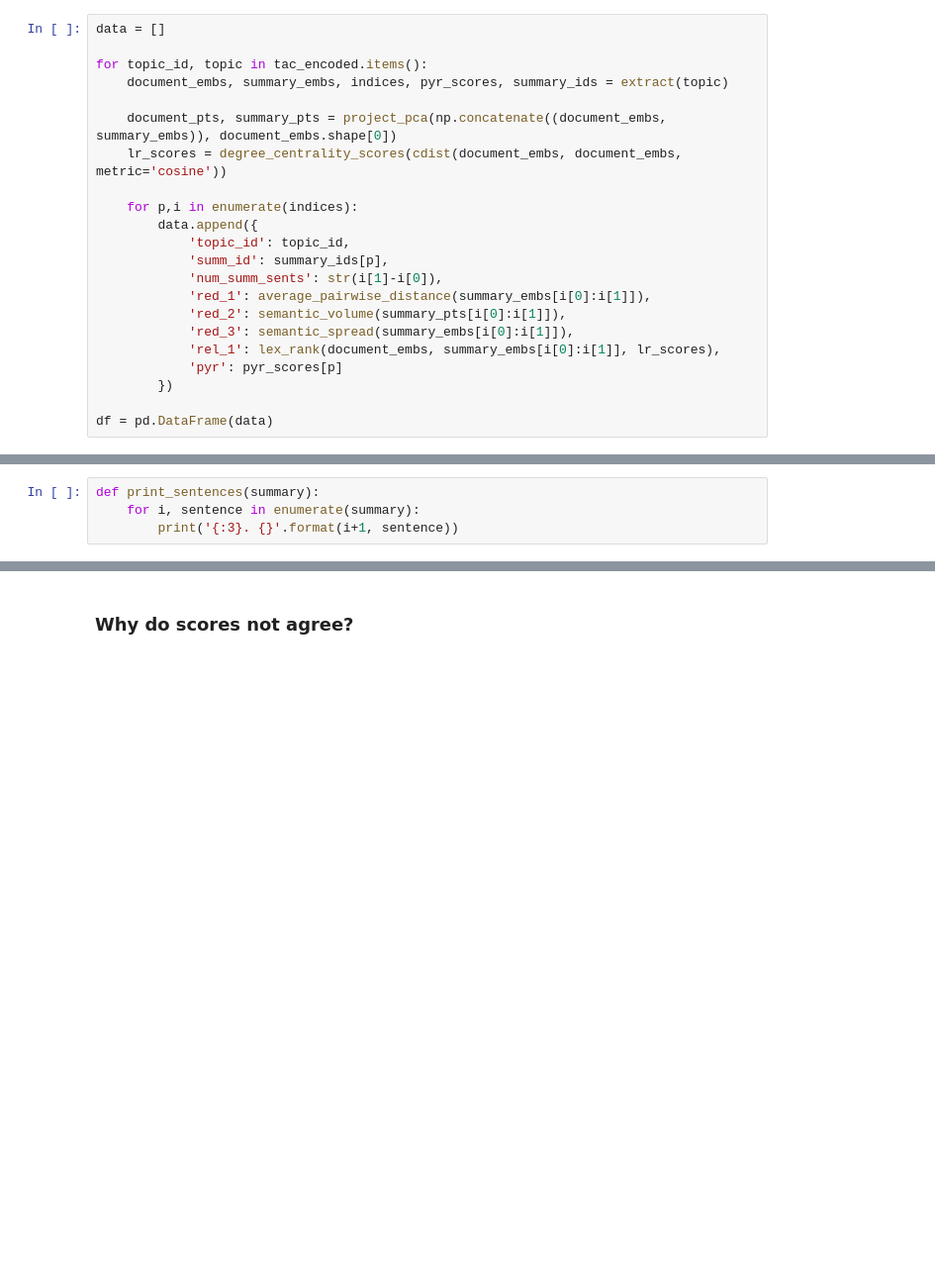
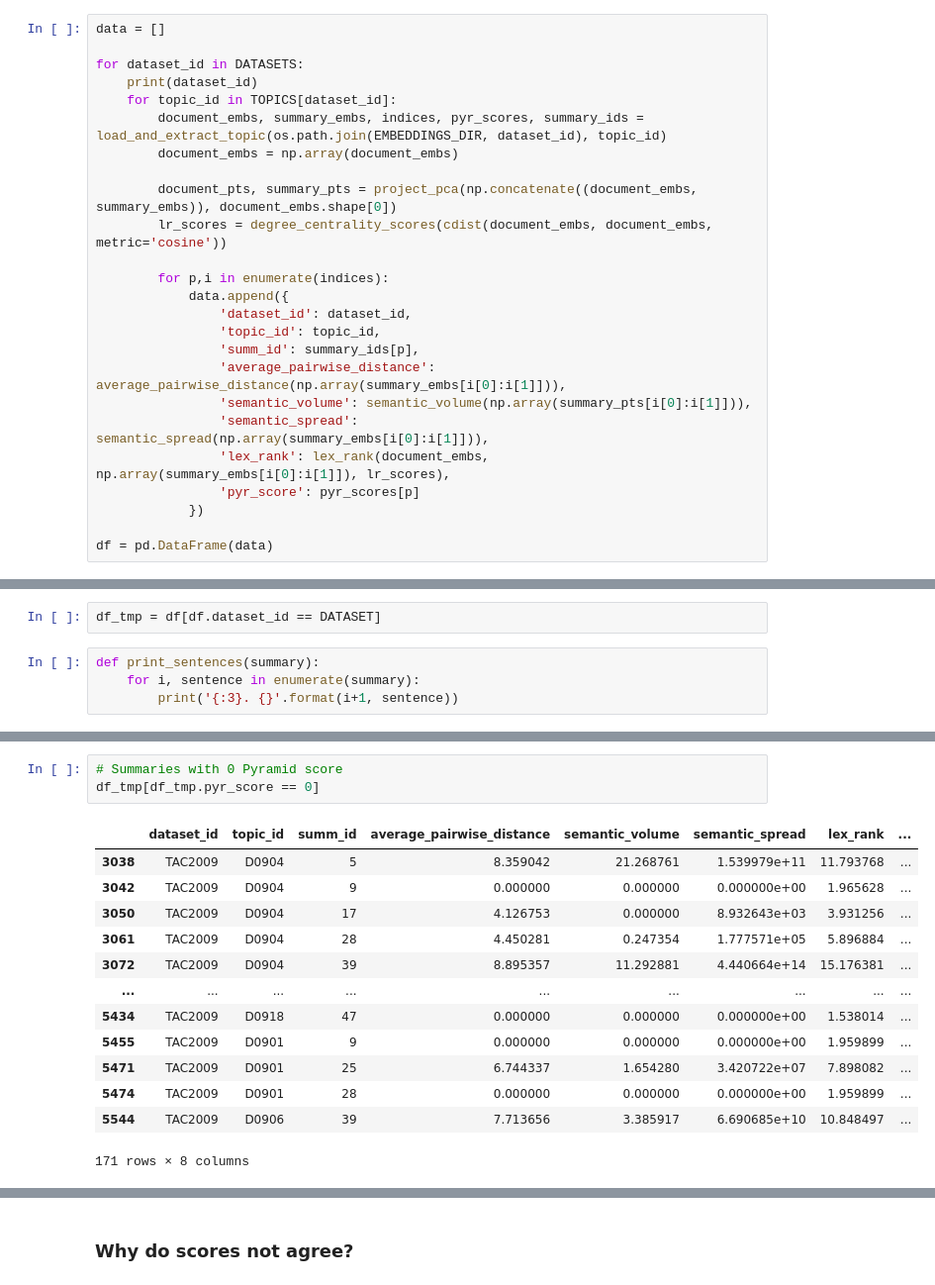
Before and after one commit to korunosk/geometry-of-text-summarization, a Jupyter notebook: main.ipynb, the cells around one changed output, grey strips where cells are left out. Shown: that part at 99% size. Saved outputs shown, nothing was run; the diff lists cells and outputs as text; blank space fills up the shorter version.

```diff
--- a/main.ipynb
+++ b/main.ipynb
@@ -147,22 +132,25 @@ plt.show()
 # %%
 data = []
 
-for topic_id, topic in tac_encoded.items():
-    document_embs, summary_embs, indices, pyr_scores, summary_ids = extract(topic)
+for dataset_id in DATASETS:
+    print(dataset_id)
+    for topic_id in TOPICS[dataset_id]:
+        document_embs, summary_embs, indices, pyr_scores, summary_ids = load_and_extract_topic(os.path.join(EMBEDDINGS_DIR, dataset_id), topic_id)
+        document_embs = np.array(document_embs)
 
-    document_pts, summary_pts = project_pca(np.concatenate((document_embs, summary_embs)), document_embs.shape[0])
-    lr_scores = degree_centrality_scores(cdist(document_embs, document_embs, metric='cosine'))
+        document_pts, summary_pts = project_pca(np.concatenate((document_embs, summary_embs)), document_embs.shape[0])
+        lr_scores = degree_centrality_scores(cdist(document_embs, document_embs, metric='cosine'))
 
-    for p,i in enumerate(indices):
-        data.append({
-            'topic_id': topic_id,
-            'summ_id': summary_ids[p],
-            'num_summ_sents': str(i[1]-i[0]),
-            'red_1': average_pairwise_distance(summary_embs[i[0]:i[1]]),
-            'red_2': semantic_volume(summary_pts[i[0]:i[1]]),
-            'red_3': semantic_spread(summary_embs[i[0]:i[1]]),
-            'rel_1': lex_rank(document_embs, summary_embs[i[0]:i[1]], lr_scores),
-            'pyr': pyr_scores[p]
-        })
+        for p,i in enumerate(indices):
+            data.append({
+                'dataset_id': dataset_id,
+                'topic_id': topic_id,
+                'summ_id': summary_ids[p],
+                'average_pairwise_distance': average_pairwise_distance(np.array(summary_embs[i[0]:i[1]])),
+                'semantic_volume': semantic_volume(np.array(summary_pts[i[0]:i[1]])),
+                'semantic_spread': semantic_spread(np.array(summary_embs[i[0]:i[1]])),
+                'lex_rank': lex_rank(document_embs, np.array(summary_embs[i[0]:i[1]]), lr_scores),
+                'pyr_score': pyr_scores[p]
+            })
 
 df = pd.DataFrame(data)
@@ -171,3 +177,5 @@ df = pd.DataFrame(data)
+# %%
+df_tmp = df[df.dataset_id == DATASET]
 # %%
 def print_sentences(summary):
     for i, sentence in enumerate(summary):
@@ -211,0 +249,17 @@ plt.show()
+# %%
+# Summaries with 0 Pyramid score
+df_tmp[df_tmp.pyr_score == 0]
+# %% [output]
+|  | dataset_id | topic_id | summ_id | average_pairwise_distance | semantic_volume | semantic_spread | lex_rank | ... |
+| 3038 | TAC2009 | D0904 | 5 | 8.359042 | 21.268761 | 1.539979e+11 | 11.793768 | ... |
+| 3042 | TAC2009 | D0904 | 9 | 0.000000 | 0.000000 | 0.000000e+00 | 1.965628 | ... |
+| 3050 | TAC2009 | D0904 | 17 | 4.126753 | 0.000000 | 8.932643e+03 | 3.931256 | ... |
+| 3061 | TAC2009 | D0904 | 28 | 4.450281 | 0.247354 | 1.777571e+05 | 5.896884 | ... |
+| 3072 | TAC2009 | D0904 | 39 | 8.895357 | 11.292881 | 4.440664e+14 | 15.176381 | ... |
+| ... | ... | ... | ... | ... | ... | ... | ... | ... |
+| 5434 | TAC2009 | D0918 | 47 | 0.000000 | 0.000000 | 0.000000e+00 | 1.538014 | ... |
+| 5455 | TAC2009 | D0901 | 9 | 0.000000 | 0.000000 | 0.000000e+00 | 1.959899 | ... |
+| 5471 | TAC2009 | D0901 | 25 | 6.744337 | 1.654280 | 3.420722e+07 | 7.898082 | ... |
+| 5474 | TAC2009 | D0901 | 28 | 0.000000 | 0.000000 | 0.000000e+00 | 1.959899 | ... |
+| 5544 | TAC2009 | D0906 | 39 | 7.713656 | 3.385917 | 6.690685e+10 | 10.848497 | ... |
+171 rows × 8 columns
```
Also changed, not shown: parts of 34 cells of this notebook.
